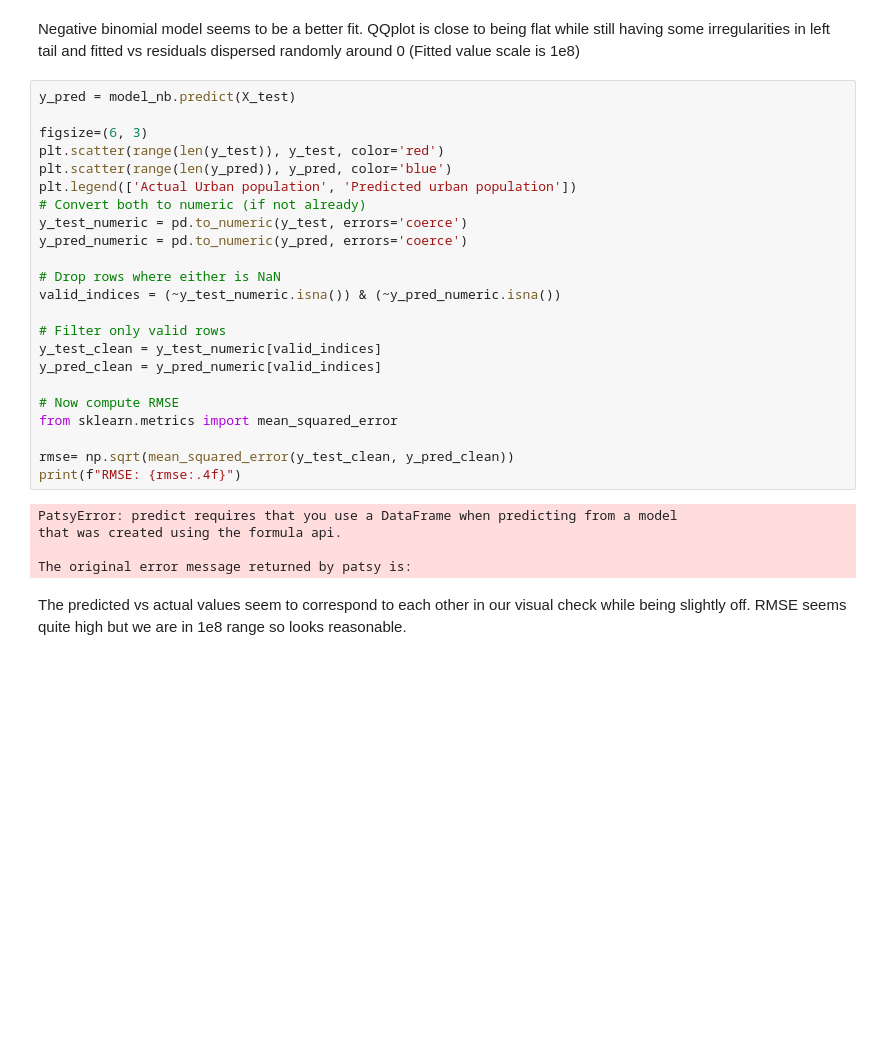
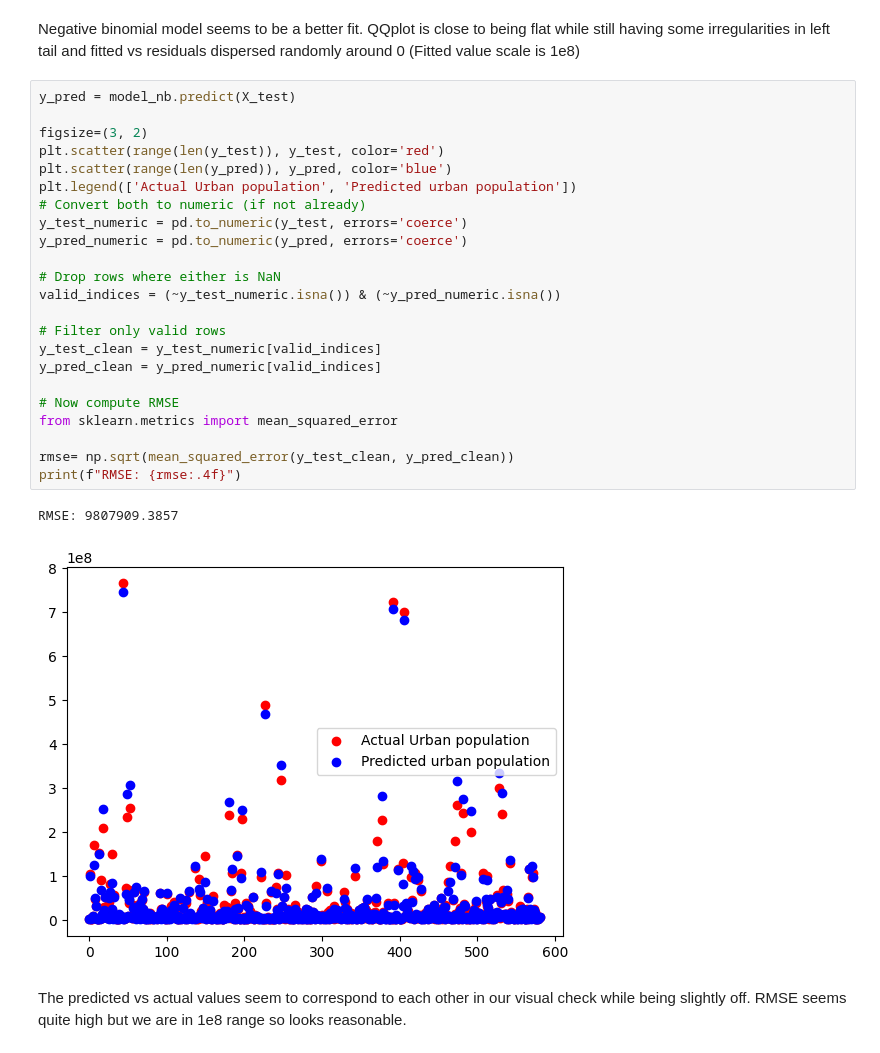
Before and after one commit to irmakoz1/ML1-HSLU, a Jupyter notebook: ML1-Project_TeamDraft_v2.ipynb, the cells around one changed output. Drawn from its saved outputs; the diff is of its cells as text; blank space fills up the shorter version.

```diff
--- a/ML1-Project_TeamDraft_v2.ipynb
+++ b/ML1-Project_TeamDraft_v2.ipynb
@@ -1356,31 +1323,29 @@ Negative binomial model seems to be a better fit. QQplot is close to being flat
 # %%
 y_pred = model_nb.predict(X_test)
 
-figsize=(6, 3)
+figsize=(3, 2)
 plt.scatter(range(len(y_test)), y_test, color='red')
 plt.scatter(range(len(y_pred)), y_pred, color='blue')
 plt.legend(['Actual Urban population', 'Predicted urban population'])
 # Convert both to numeric (if not already)
 y_test_numeric = pd.to_numeric(y_test, errors='coerce')
 y_pred_numeric = pd.to_numeric(y_pred, errors='coerce')
 
 # Drop rows where either is NaN
 valid_indices = (~y_test_numeric.isna()) & (~y_pred_numeric.isna())
 
 # Filter only valid rows
 y_test_clean = y_test_numeric[valid_indices]
 y_pred_clean = y_pred_numeric[valid_indices]
 
 # Now compute RMSE
 from sklearn.metrics import mean_squared_error
 
 rmse= np.sqrt(mean_squared_error(y_test_clean, y_pred_clean))
 print(f"RMSE: {rmse:.4f}")
 # %% [output]
-PatsyError: predict requires that you use a DataFrame when predicting from a model
-that was created using the formula api.
-
-The original error message returned by patsy is:
+RMSE: 9807909.3857
+[figure, added]
 # %% [markdown]
 The predicted vs actual values seem to correspond to each other in our visual check while being slightly off. RMSE seems quite high but we are in 1e8 range so looks reasonable.
 # %% [markdown]
```
Also changed, not shown: parts of 17 cells of this notebook, 1 other file.
